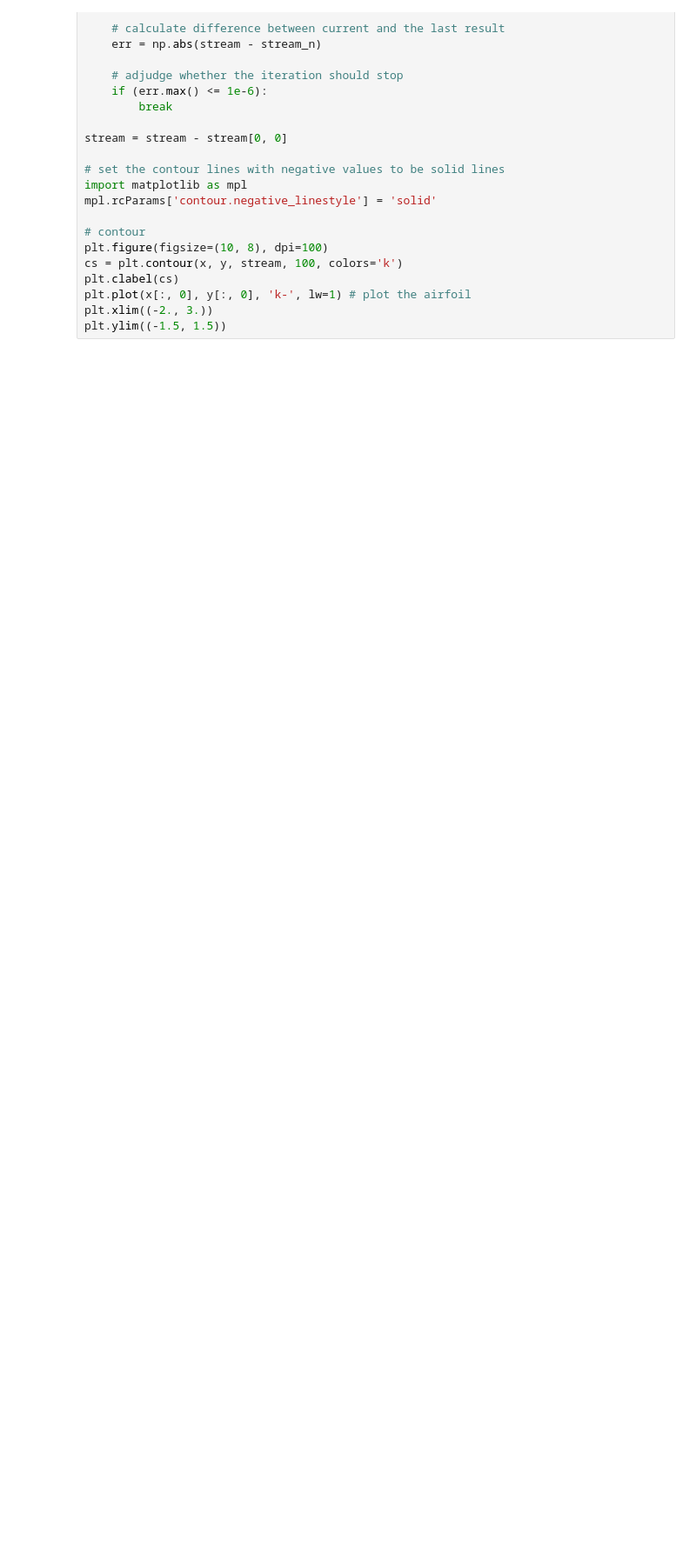
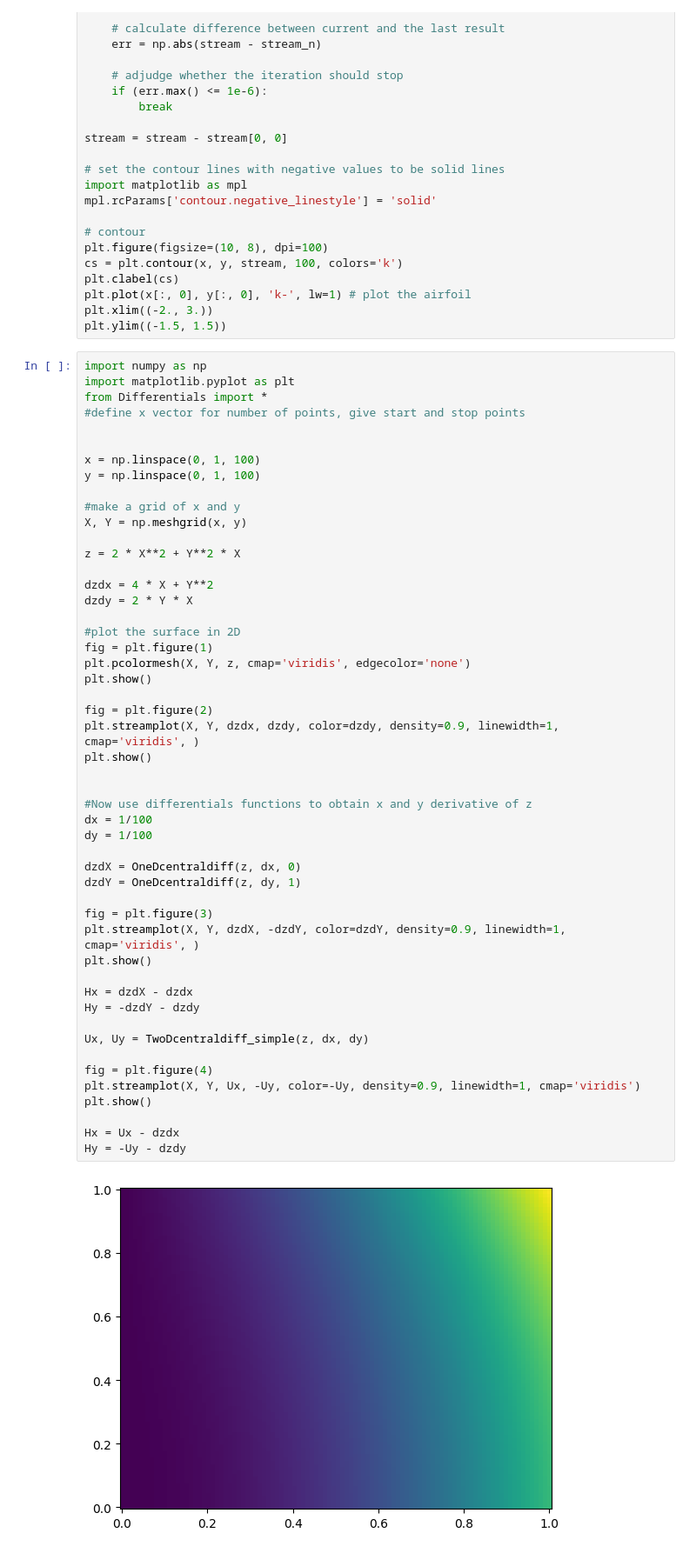
Before and after one commit to MehmetHakanSari/PotentialSolver, a Jupyter notebook: trials.ipynb, the cells around one changed output. Shown at 87% size. Cells and saved outputs as stored; diff of their text form; blank space fills up the shorter version.

```diff
--- a/trials.ipynb
+++ b/trials.ipynb
@@ -586,3 +599,55 @@ plt.clabel(cs)
 plt.plot(x[:, 0], y[:, 0], 'k-', lw=1) # plot the airfoil
 plt.xlim((-2., 3.))
 plt.ylim((-1.5, 1.5))
+# %%
+import numpy as np
+import matplotlib.pyplot as plt
+from Differentials import *
+#define x vector for number of points, give start and stop points
+
+
+x = np.linspace(0, 1, 100)
+y = np.linspace(0, 1, 100)
+
+#make a grid of x and y
+X, Y = np.meshgrid(x, y)
+
+z = 2 * X**2 + Y**2 * X
+
+dzdx = 4 * X + Y**2
+dzdy = 2 * Y * X
+
+#plot the surface in 2D
+fig = plt.figure(1)
+plt.pcolormesh(X, Y, z, cmap='viridis', edgecolor='none')
+plt.show()
+
+fig = plt.figure(2)
+plt.streamplot(X, Y, dzdx, dzdy, color=dzdy, density=0.9, linewidth=1, cmap='viridis', )
+plt.show()
+
+
+#Now use differentials functions to obtain x and y derivative of z
+dx = 1/100
+dy = 1/100
+
+dzdX = OneDcentraldiff(z, dx, 0)
+dzdY = OneDcentraldiff(z, dy, 1)
+
+fig = plt.figure(3)
+plt.streamplot(X, Y, dzdX, -dzdY, color=dzdY, density=0.9, linewidth=1, cmap='viridis', )
+plt.show()
+
+Hx = dzdX - dzdx
+Hy = -dzdY - dzdy
+
+Ux, Uy = TwoDcentraldiff_simple(z, dx, dy)
+
+fig = plt.figure(4)
+plt.streamplot(X, Y, Ux, -Uy, color=-Uy, density=0.9, linewidth=1, cmap='viridis')
+plt.show()
+
+Hx = Ux - dzdx
+Hy = -Uy - dzdy
+# %% [output]
+[figure, added]
```
Also changed, not shown: parts of 3 cells of this notebook, 1 other file.
